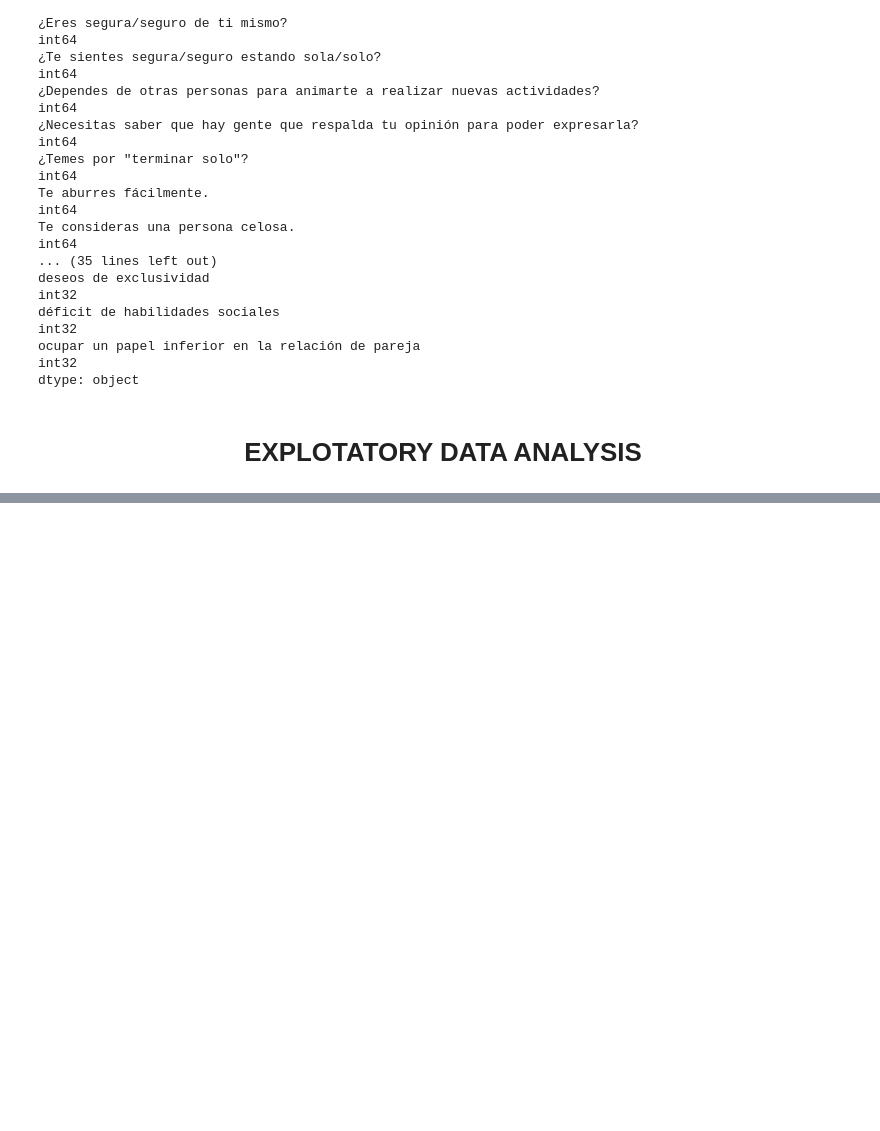
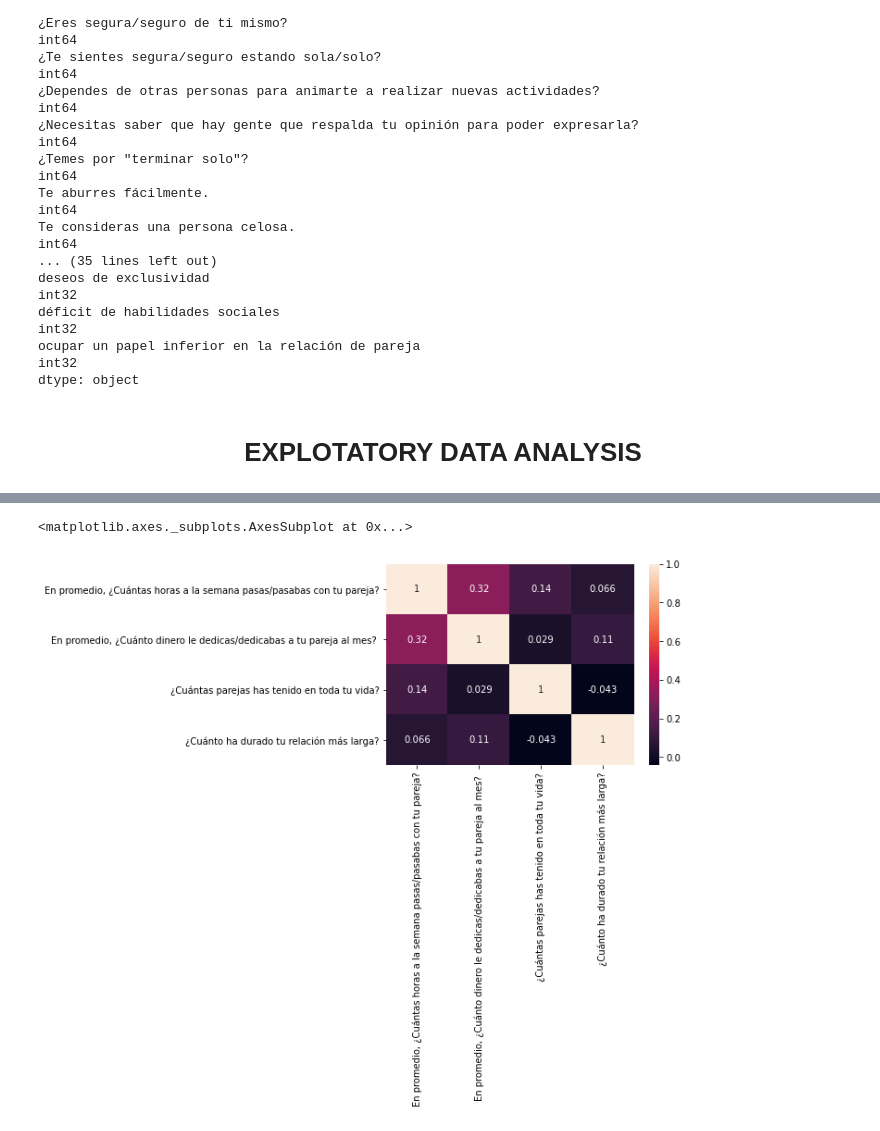
Before and after one commit to FisherPearson/Dependencia-Emocional, a Jupyter notebook: Dependencia Emocional.ipynb, the cells around one changed output, grey strips where cells are left out. Saved outputs shown, nothing was run; the diff lists cells and outputs as text; code cells hidden in the pictures; blank space fills up the shorter version.

```diff
--- a/Dependencia Emocional.ipynb
+++ b/Dependencia Emocional.ipynb
@@ -725,0 +783,7 @@ dtype: object
+# %%
+sns.heatmap(df_numericos[["En promedio, ¿Cuántas horas a la semana pasas/pasabas con tu pareja?",
+                          "En promedio, ¿Cuánto dinero le dedicas/dedicabas a tu pareja al mes? ",
+                         "¿Cuántas parejas has tenido en toda tu vida?","¿Cuánto ha durado tu relación más larga?"]].corr(), annot = True)
+# %% [output]
+<matplotlib.axes._subplots.AxesSubplot at 0x...>
+[figure, added]
```
Also changed, not shown: parts of 31 cells of this notebook.
